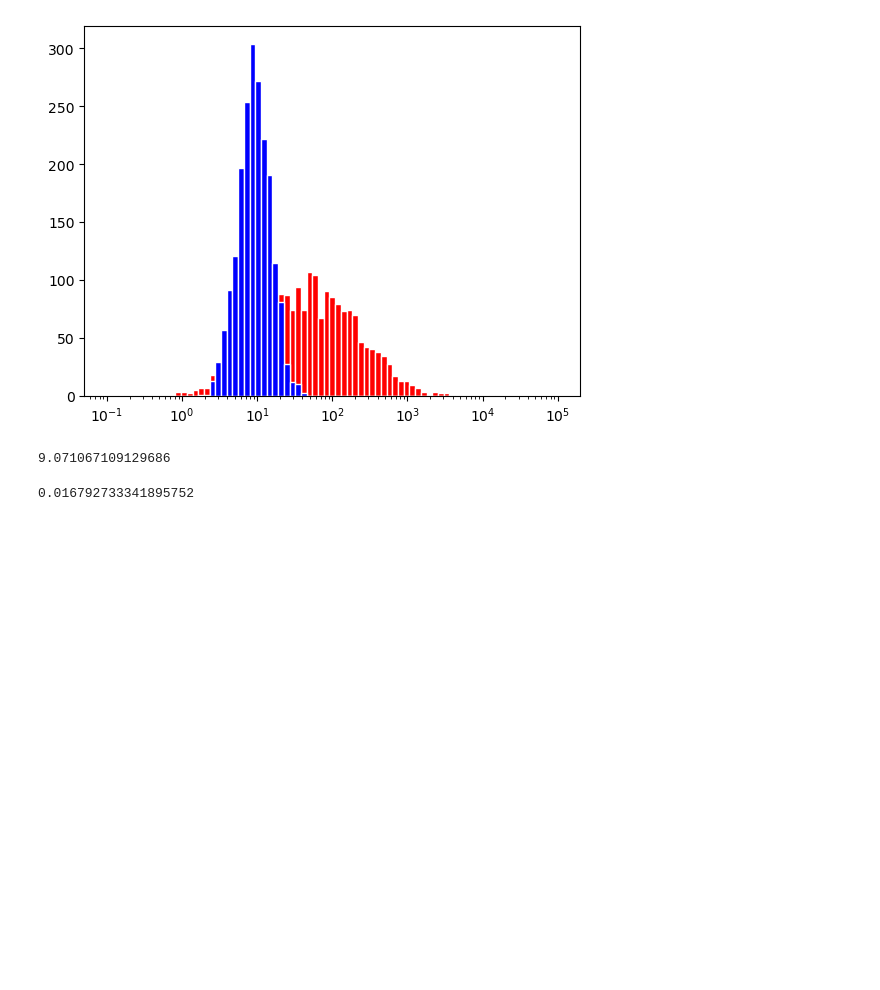
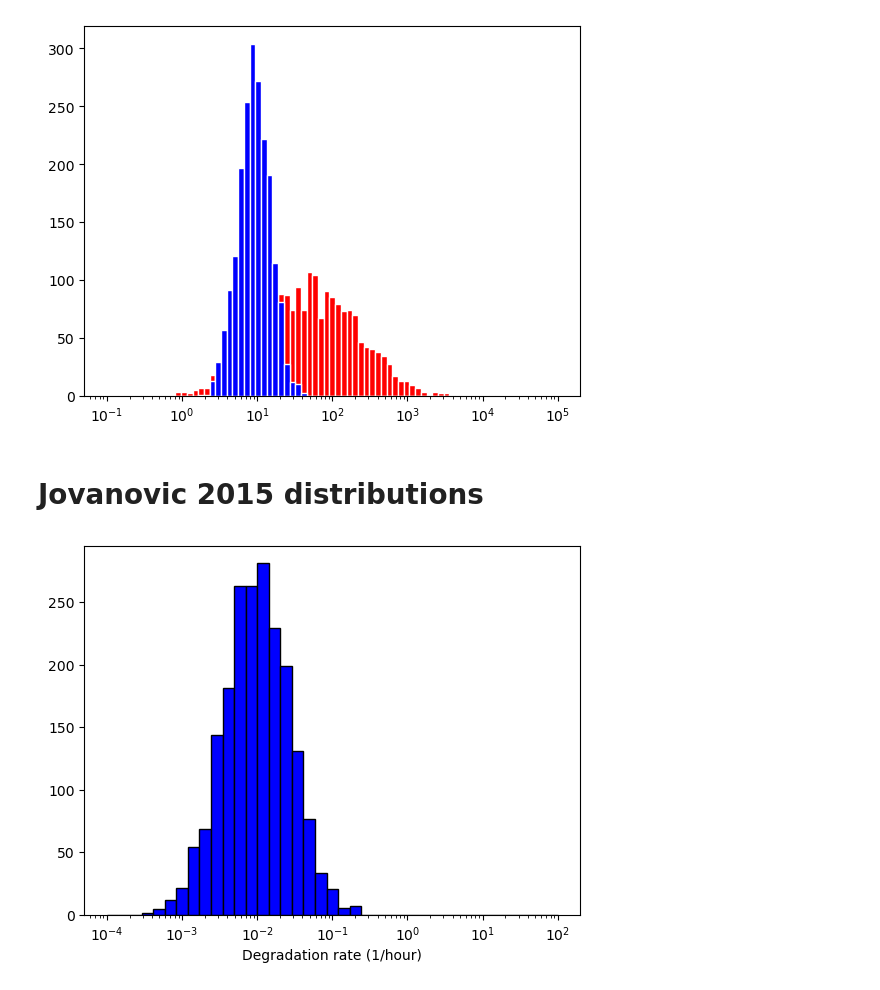
Before and after one commit to reliscu/chronocell_simulations, a Jupyter notebook: plot_ODE_params.ipynb, the cells around one changed output. Drawn from its saved outputs; the diff is of its cells as text; code cells hidden in the pictures; blank space fills up the shorter version.

```diff
--- a/plot_ODE_params.ipynb
+++ b/plot_ODE_params.ipynb
@@ -94,11 +98,5 @@ plt.hist(rna_half_lives, bins=log_bins, color='blue', edgecolor='white')
 plt.xscale('log')
 # %% [output]
 [figure]
-# %%
-np.median(rna_half_lives)
-# %% [output]
-9.071067109129686
-# %%
-np.min(gamma)
-# %% [output]
-0.016792733341895752
+# %% [markdown]
+# Jovanovic 2015 distributions
@@ -104,0 +105,14 @@ np.min(gamma)
+# %%
+# Protein degradation rate
+deg_rate = .01 # (per Fig. S6)
+deg_rate_mu = np.log(deg_rate) # Median of lognormal
+deg_rate_sd = 1
+deg_rates = np.random.lognormal(deg_rate_mu, deg_rate_sd, size=n)
+
+log_bins = np.logspace(-4, 2, 40)
+plt.figure()
+plt.hist(deg_rates, bins=log_bins, color='blue', edgecolor='black')
+plt.xscale('log')
+plt.xlabel("Degradation rate (1/hour)");
+# %% [output]
+[figure, added]
```
Also changed, not shown: parts of 10 cells of this notebook, 1 other file.
